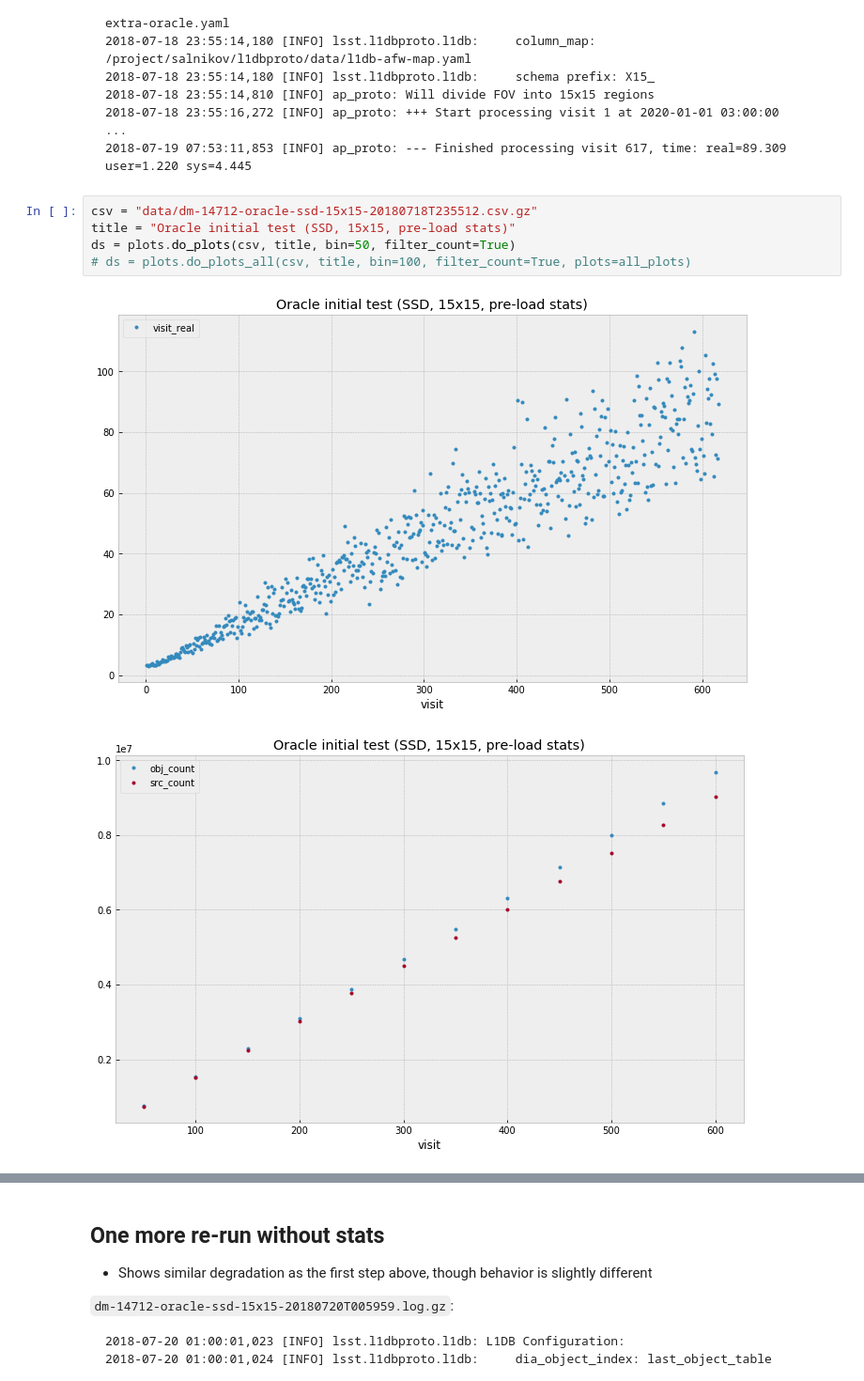
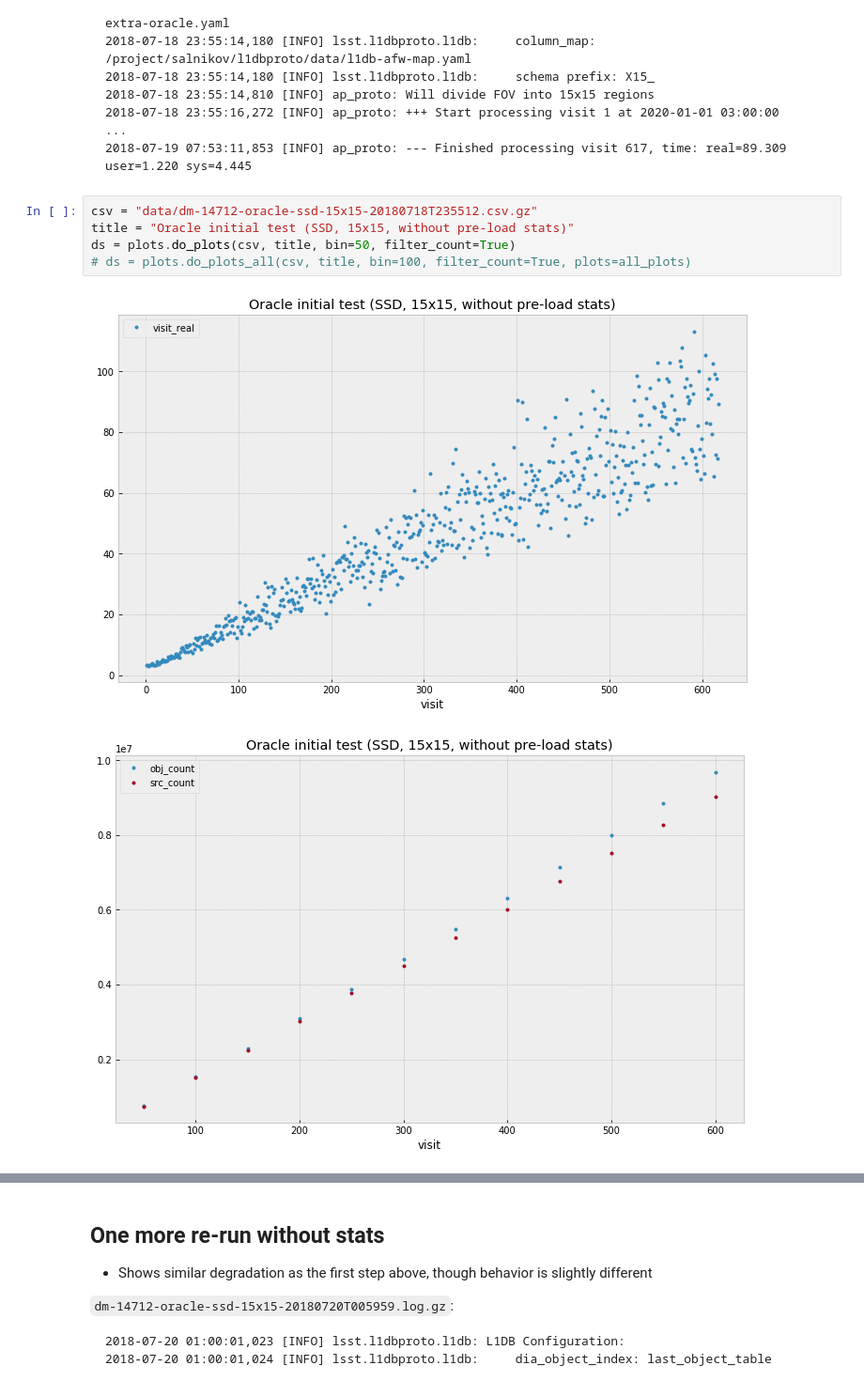
Before and after one commit to lsst-dm/l1dbproto-notebooks, a Jupyter notebook: DM-14712 Oracle initial test - continued.ipynb, the cells around one changed output, grey strips where cells are left out. Shown at 94% size. Saved outputs shown, nothing was run; the diff lists cells and outputs as text.

````diff
--- a/DM-14712 Oracle initial test - continued.ipynb
+++ b/DM-14712 Oracle initial test - continued.ipynb
@@ -128,9 +128,9 @@ ds = plots.do_plots_all(csv, title, bin=100, filter_count=True, plots=all_plots)
 ```
 # %%
 csv = "data/dm-14712-oracle-ssd-15x15-20180718T235512.csv.gz"
-title = "Oracle initial test (SSD, 15x15, pre-load stats)"
+title = "Oracle initial test (SSD, 15x15, without pre-load stats)"
 ds = plots.do_plots(csv, title, bin=50, filter_count=True)
 # ds = plots.do_plots_all(csv, title, bin=100, filter_count=True, plots=all_plots)
 # %% [output]
-[figure, old version]
+[figure, new version]
-[figure, old version]
+[figure, new version]
````
Also changed, not shown: parts of 7 cells of this notebook.
